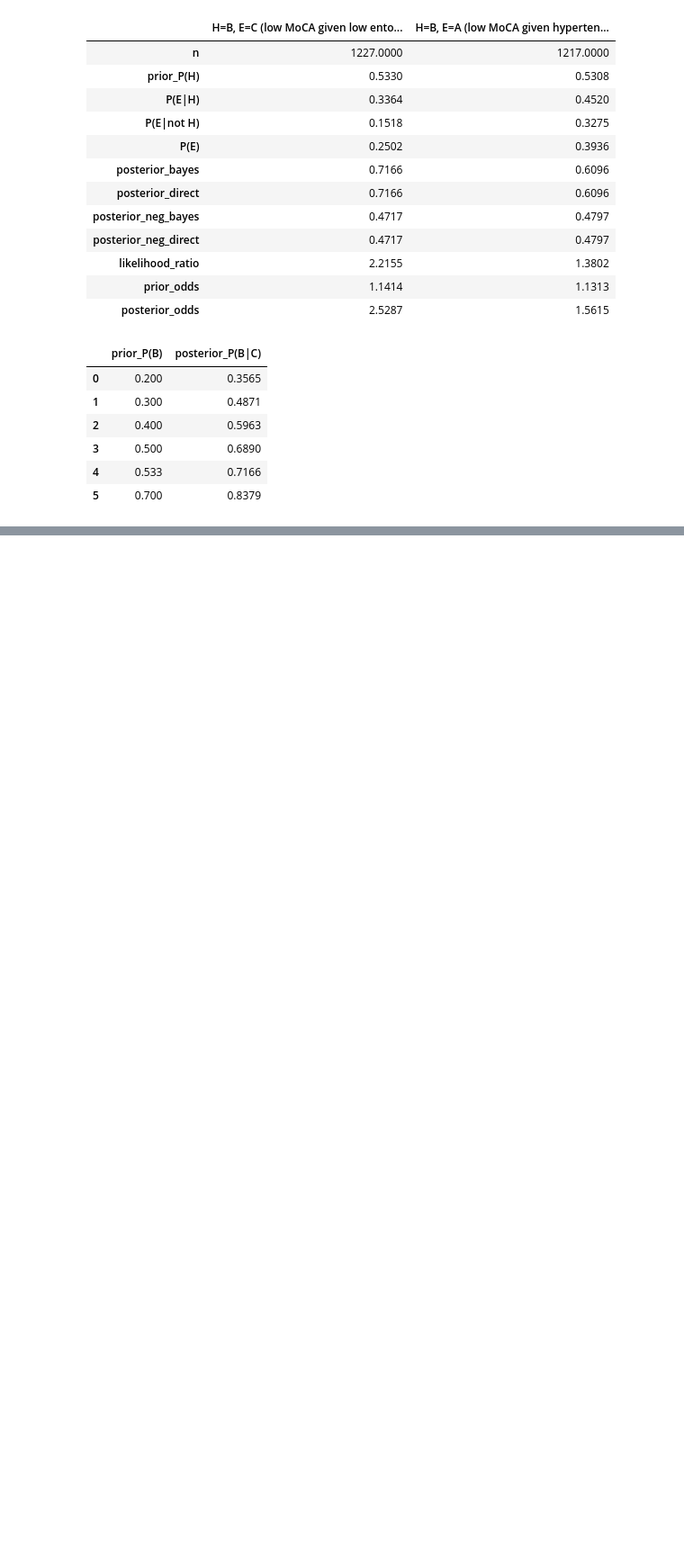
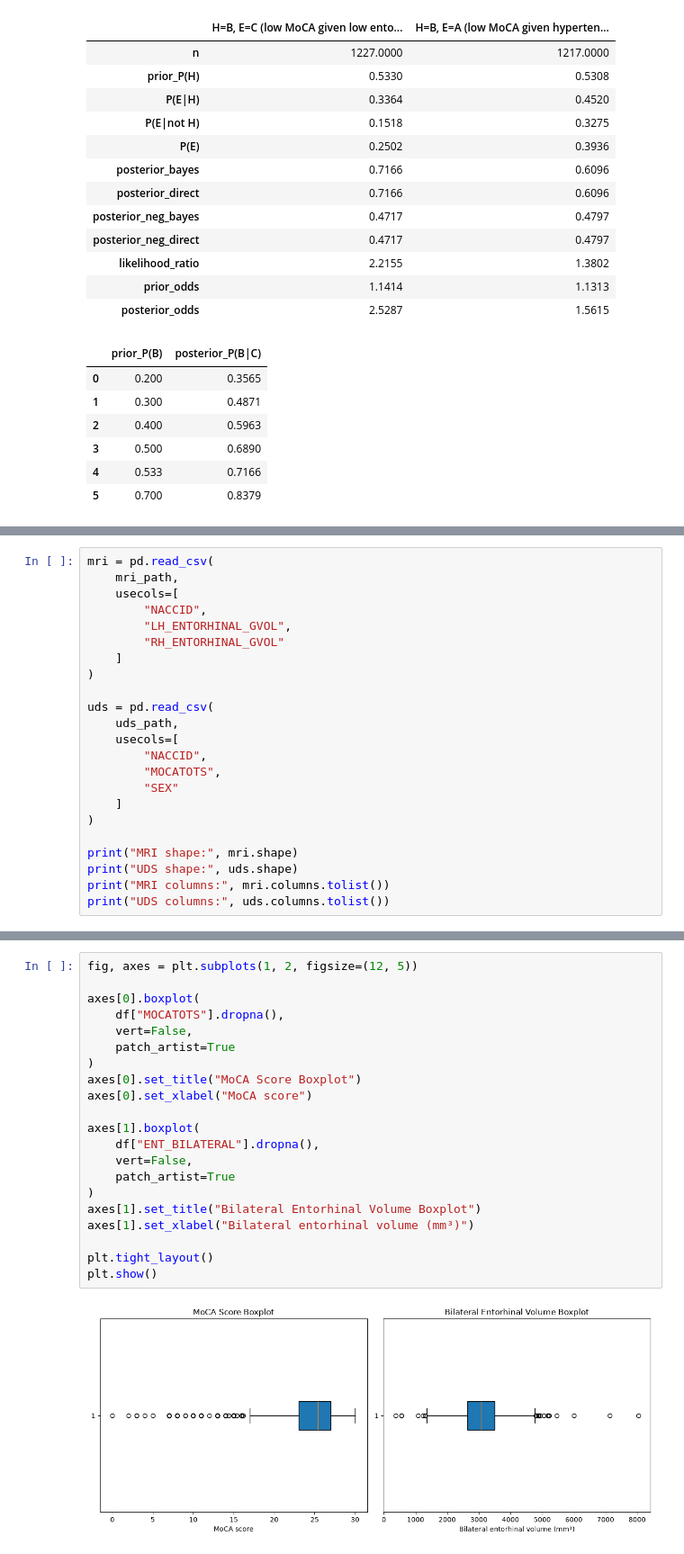
Before and after one commit to dorsamd/Amar, a Jupyter notebook: audit.ipynb, the cells around one changed output, grey strips where cells are left out. Shown at 90% size. Saved outputs shown, nothing was run; the diff lists cells and outputs as text; blank space fills up the shorter version.

```diff
--- a/audit.ipynb
+++ b/audit.ipynb
@@ -1291,0 +1312,23 @@ sens.to_csv('reports/phase2/table_bayes_prior_sensitivity.csv', index=False)
+# %%
+mri = pd.read_csv(
+    mri_path,
+    usecols=[
+        "NACCID",
+        "LH_ENTORHINAL_GVOL",
+        "RH_ENTORHINAL_GVOL"
+    ]
+)
+
+uds = pd.read_csv(
+    uds_path,
+    usecols=[
+        "NACCID",
+        "MOCATOTS",
+        "SEX"
+    ]
+)
+
+print("MRI shape:", mri.shape)
+print("UDS shape:", uds.shape)
+print("MRI columns:", mri.columns.tolist())
+print("UDS columns:", uds.columns.tolist())
@@ -1291,0 +1490,23 @@ sens.to_csv('reports/phase2/table_bayes_prior_sensitivity.csv', index=False)
+# %%
+fig, axes = plt.subplots(1, 2, figsize=(12, 5))
+
+axes[0].boxplot(
+    df["MOCATOTS"].dropna(),
+    vert=False,
+    patch_artist=True
+)
+axes[0].set_title("MoCA Score Boxplot")
+axes[0].set_xlabel("MoCA score")
+
+axes[1].boxplot(
+    df["ENT_BILATERAL"].dropna(),
+    vert=False,
+    patch_artist=True
+)
+axes[1].set_title("Bilateral Entorhinal Volume Boxplot")
+axes[1].set_xlabel("Bilateral entorhinal volume (mm³)")
+
+plt.tight_layout()
+plt.show()
+# %% [output]
+[figure, added]
```
Also changed, not shown: parts of 10 cells of this notebook.
